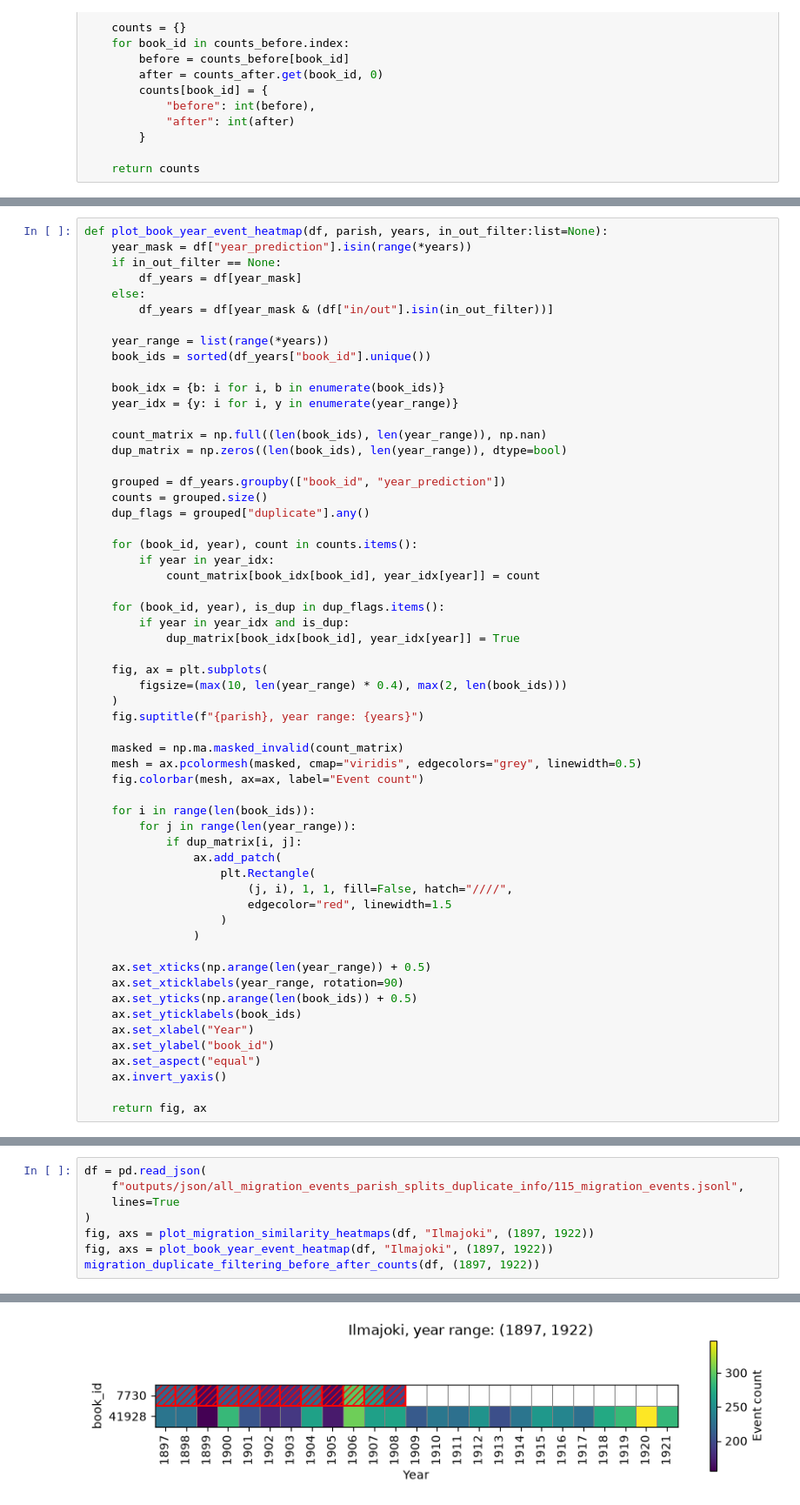
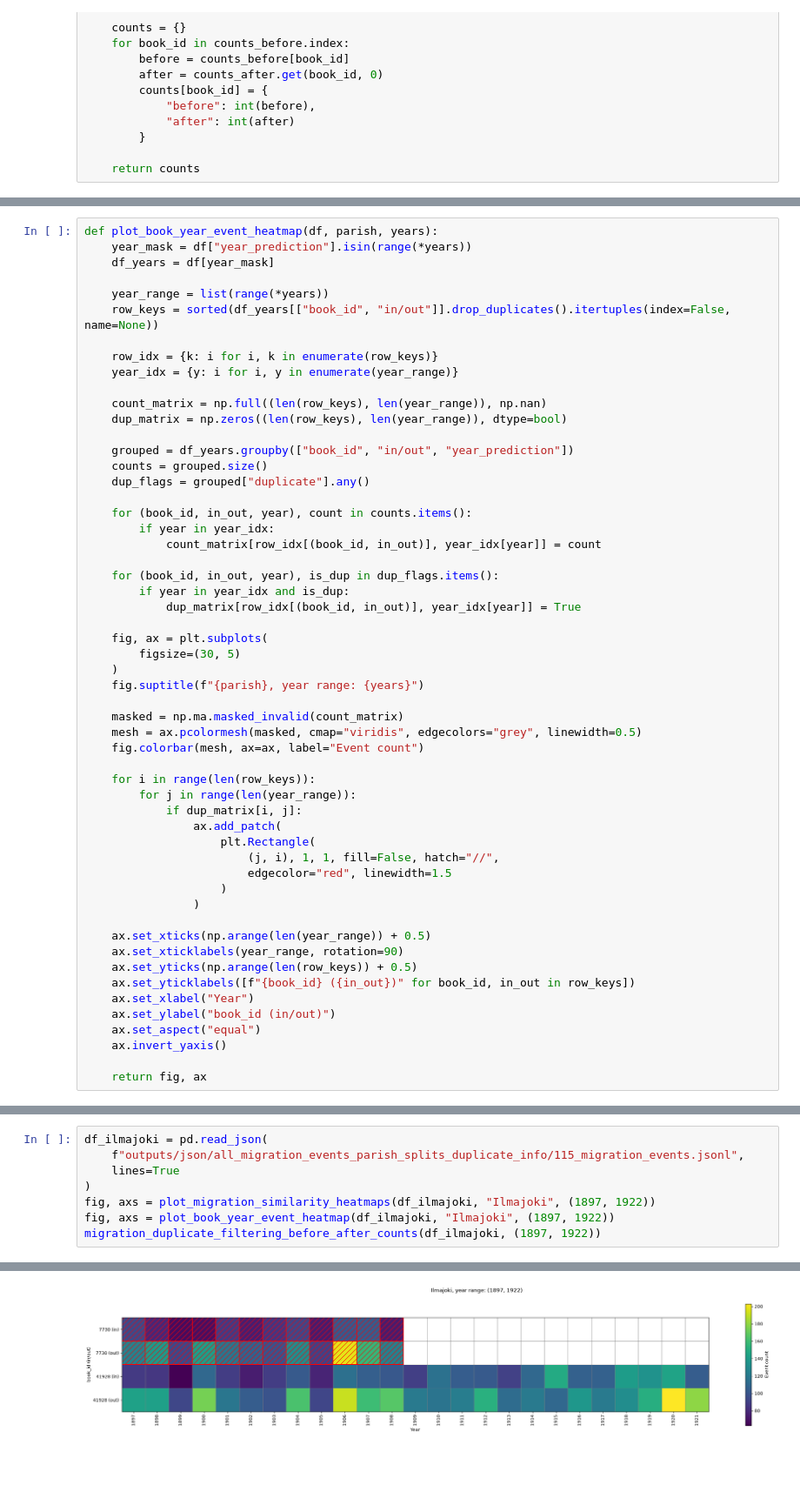
Before and after one commit to TurkuNLP/htr-hiski-alignment, a Jupyter notebook: extracting-migrations-overlap_discovery.ipynb, the cells around one changed output, grey strips where cells are left out. Shown at 87% size. Drawn from its saved outputs; the diff is of its cells as text; blank space fills up the shorter version.

Commit message:
modify duplicate discovery & visualizations

```diff
--- a/extracting-migrations-overlap_discovery.ipynb
+++ b/extracting-migrations-overlap_discovery.ipynb
@@ -198,36 +203,33 @@ def plot_migration_similarity_heatmaps(df, parish, years, in_out_filter:list=Non
 
     return fig, axs
 # %%
-def plot_book_year_event_heatmap(df, parish, years, in_out_filter:list=None):
+def plot_book_year_event_heatmap(df, parish, years):
     year_mask = df["year_prediction"].isin(range(*years))
-    if in_out_filter == None:
-        df_years = df[year_mask]
-    else:
-        df_years = df[year_mask & (df["in/out"].isin(in_out_filter))]
+    df_years = df[year_mask]
 
     year_range = list(range(*years))
-    book_ids = sorted(df_years["book_id"].unique())
+    row_keys = sorted(df_years[["book_id", "in/out"]].drop_duplicates().itertuples(index=False, name=None))
 
-    book_idx = {b: i for i, b in enumerate(book_ids)}
+    row_idx = {k: i for i, k in enumerate(row_keys)}
     year_idx = {y: i for i, y in enumerate(year_range)}
 
-    count_matrix = np.full((len(book_ids), len(year_range)), np.nan)
-    dup_matrix = np.zeros((len(book_ids), len(year_range)), dtype=bool)
+    count_matrix = np.full((len(row_keys), len(year_range)), np.nan)
+    dup_matrix = np.zeros((len(row_keys), len(year_range)), dtype=bool)
 
-    grouped = df_years.groupby(["book_id", "year_prediction"])
+    grouped = df_years.groupby(["book_id", "in/out", "year_prediction"])
     counts = grouped.size()
     dup_flags = grouped["duplicate"].any()
 
-    for (book_id, year), count in counts.items():
+    for (book_id, in_out, year), count in counts.items():
         if year in year_idx:
-            count_matrix[book_idx[book_id], year_idx[year]] = count
+            count_matrix[row_idx[(book_id, in_out)], year_idx[year]] = count
 
-    for (book_id, year), is_dup in dup_flags.items():
+    for (book_id, in_out, year), is_dup in dup_flags.items():
         if year in year_idx and is_dup:
-            dup_matrix[book_idx[book_id], year_idx[year]] = True
+            dup_matrix[row_idx[(book_id, in_out)], year_idx[year]] = True
 
     fig, ax = plt.subplots(
-        figsize=(max(10, len(year_range) * 0.4), max(2, len(book_ids)))
+        figsize=(30, 5)
     )
     fig.suptitle(f"{parish}, year range: {years}")
 
@@ -235,22 +237,22 @@ def plot_book_year_event_heatmap(df, parish, years, in_out_filter:list=None):
     mesh = ax.pcolormesh(masked, cmap="viridis", edgecolors="grey", linewidth=0.5)
     fig.colorbar(mesh, ax=ax, label="Event count")
 
-    for i in range(len(book_ids)):
+    for i in range(len(row_keys)):
         for j in range(len(year_range)):
             if dup_matrix[i, j]:
                 ax.add_patch(
                     plt.Rectangle(
-                        (j, i), 1, 1, fill=False, hatch="////",
+                        (j, i), 1, 1, fill=False, hatch="//",
                         edgecolor="red", linewidth=1.5
                     )
                 )
 
     ax.set_xticks(np.arange(len(year_range)) + 0.5)
     ax.set_xticklabels(year_range, rotation=90)
-    ax.set_yticks(np.arange(len(book_ids)) + 0.5)
-    ax.set_yticklabels(book_ids)
+    ax.set_yticks(np.arange(len(row_keys)) + 0.5)
+    ax.set_yticklabels([f"{book_id} ({in_out})" for book_id, in_out in row_keys])
     ax.set_xlabel("Year")
-    ax.set_ylabel("book_id")
+    ax.set_ylabel("book_id (in/out)")
     ax.set_aspect("equal")
     ax.invert_yaxis()
 
@@ -258,9 +283,9 @@ def plot_book_year_event_heatmap(df, parish, years, in_out_filter:list=None):
 # %%
-df = pd.read_json(
+df_ilmajoki = pd.read_json(
     f"outputs/json/all_migration_events_parish_splits_duplicate_info/115_migration_events.jsonl",
     lines=True
 )
-fig, axs = plot_migration_similarity_heatmaps(df, "Ilmajoki", (1897, 1922))
-fig, axs = plot_book_year_event_heatmap(df, "Ilmajoki", (1897, 1922))
-migration_duplicate_filtering_before_after_counts(df, (1897, 1922))
+fig, axs = plot_migration_similarity_heatmaps(df_ilmajoki, "Ilmajoki", (1897, 1922))
+fig, axs = plot_book_year_event_heatmap(df_ilmajoki, "Ilmajoki", (1897, 1922))
+migration_duplicate_filtering_before_after_counts(df_ilmajoki, (1897, 1922))
 # %% [output]
@@ -269 +294 @@ migration_duplicate_filtering_before_after_counts(df, (1897, 1922))
-[figure, old version]
+[figure, new version]
```
Also changed, not shown: parts of 19 cells of this notebook.
